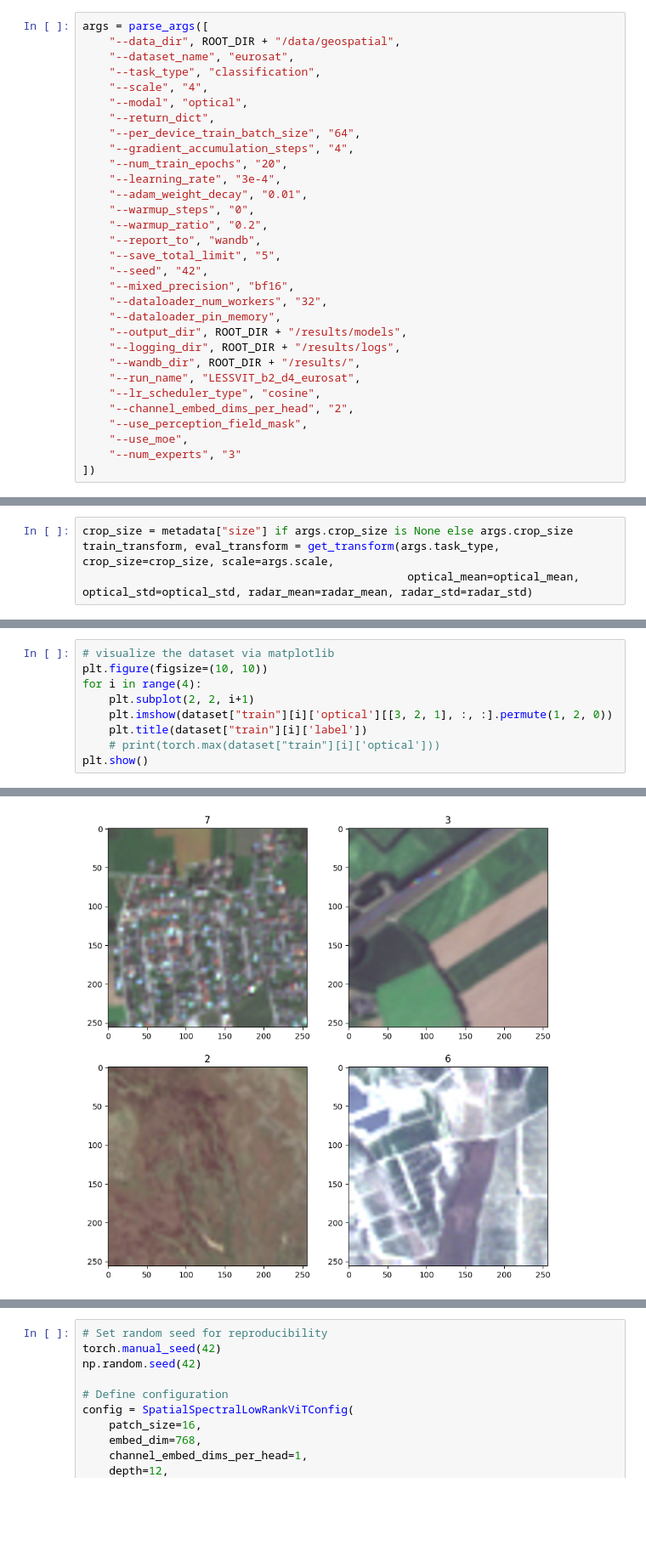
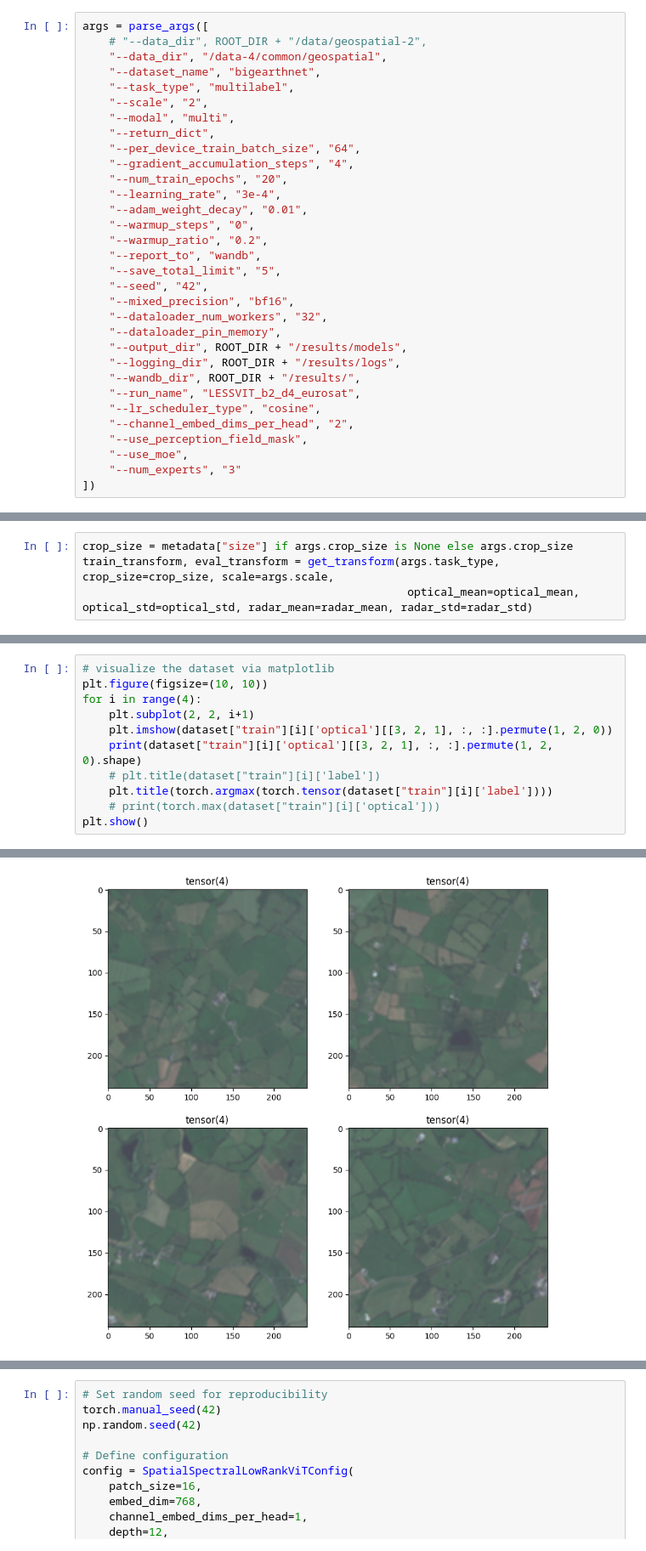
Before and after one commit to uiuctml/GeospatialFM, a Jupyter notebook: finetune_example.ipynb, the cells around one changed output, grey strips where cells are left out. Shown at 85% size. Saved outputs shown, nothing was run; the diff lists cells and outputs as text; blank space fills up the shorter version.

```diff
--- a/finetune_example.ipynb
+++ b/finetune_example.ipynb
@@ -59,11 +58,12 @@ def norm_image(image):
 ROOT_DIR="/home/haozhesi/Dropbox/GeospatialFM"
 # %%
 args = parse_args([
-    "--data_dir", ROOT_DIR + "/data/geospatial",
-    "--dataset_name", "eurosat",
-    "--task_type", "classification",
-    "--scale", "4",
-    "--modal", "optical",
+    # "--data_dir", ROOT_DIR + "/data/geospatial-2",
+    "--data_dir", "/data-4/common/geospatial",
+    "--dataset_name", "bigearthnet",
+    "--task_type", "multilabel",
+    "--scale", "2",
+    "--modal", "multi",
     "--return_dict",
     "--per_device_train_batch_size", "64",
     "--gradient_accumulation_steps", "4",
@@ -113,7 +119,9 @@ plt.figure(figsize=(10, 10))
 for i in range(4):
     plt.subplot(2, 2, i+1)
     plt.imshow(dataset["train"][i]['optical'][[3, 2, 1], :, :].permute(1, 2, 0))
-    plt.title(dataset["train"][i]['label'])
+    print(dataset["train"][i]['optical'][[3, 2, 1], :, :].permute(1, 2, 0).shape)
+    # plt.title(dataset["train"][i]['label'])
+    plt.title(torch.argmax(torch.tensor(dataset["train"][i]['label'])))
     # print(torch.max(dataset["train"][i]['optical']))
 plt.show()
 # %% [output]
@@ -122 +132 @@ Clipping input data to the valid range for imshow with RGB data ([0..1] for floa
-[figure, old version]
+[figure, new version]
```
Also changed, not shown: parts of 21 cells of this notebook, 11 other files.
